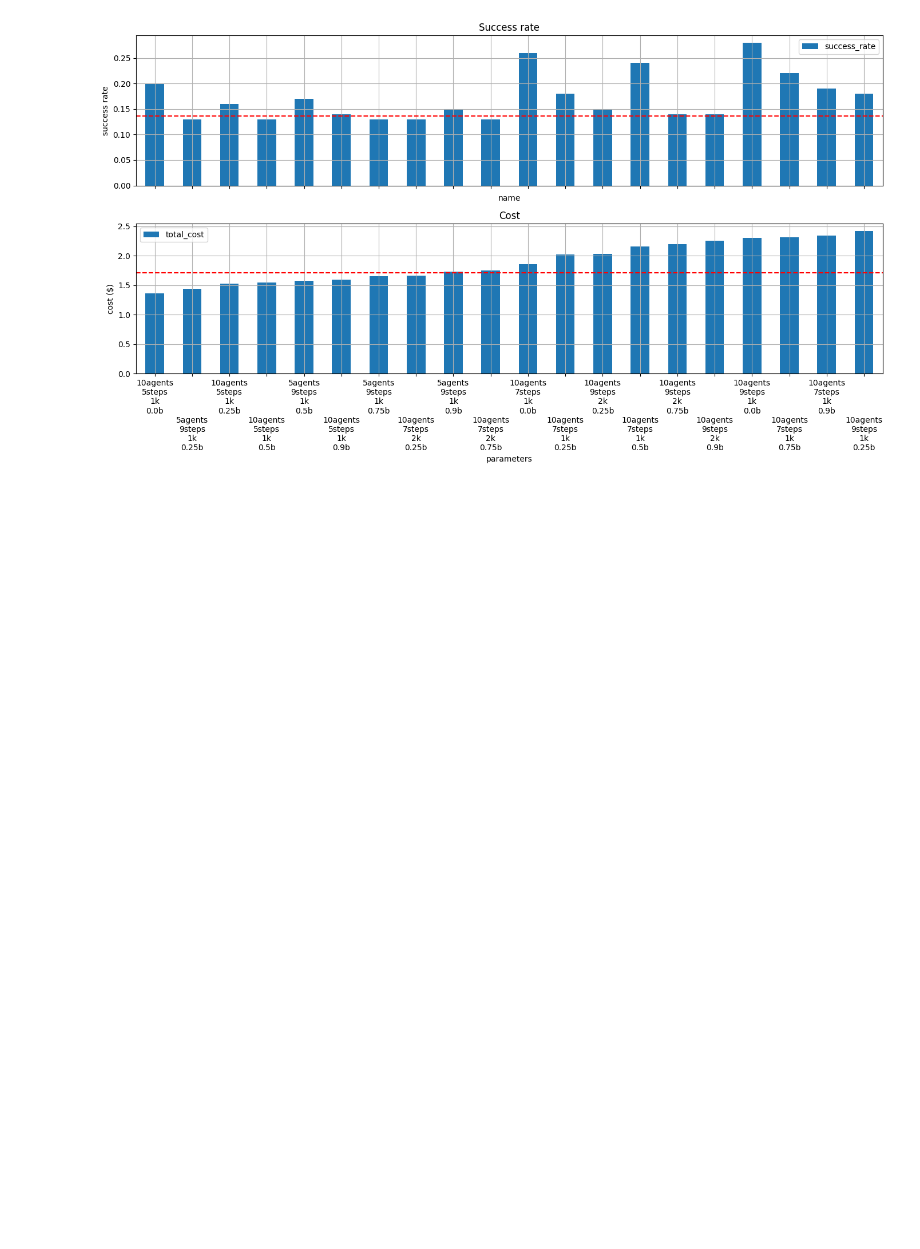
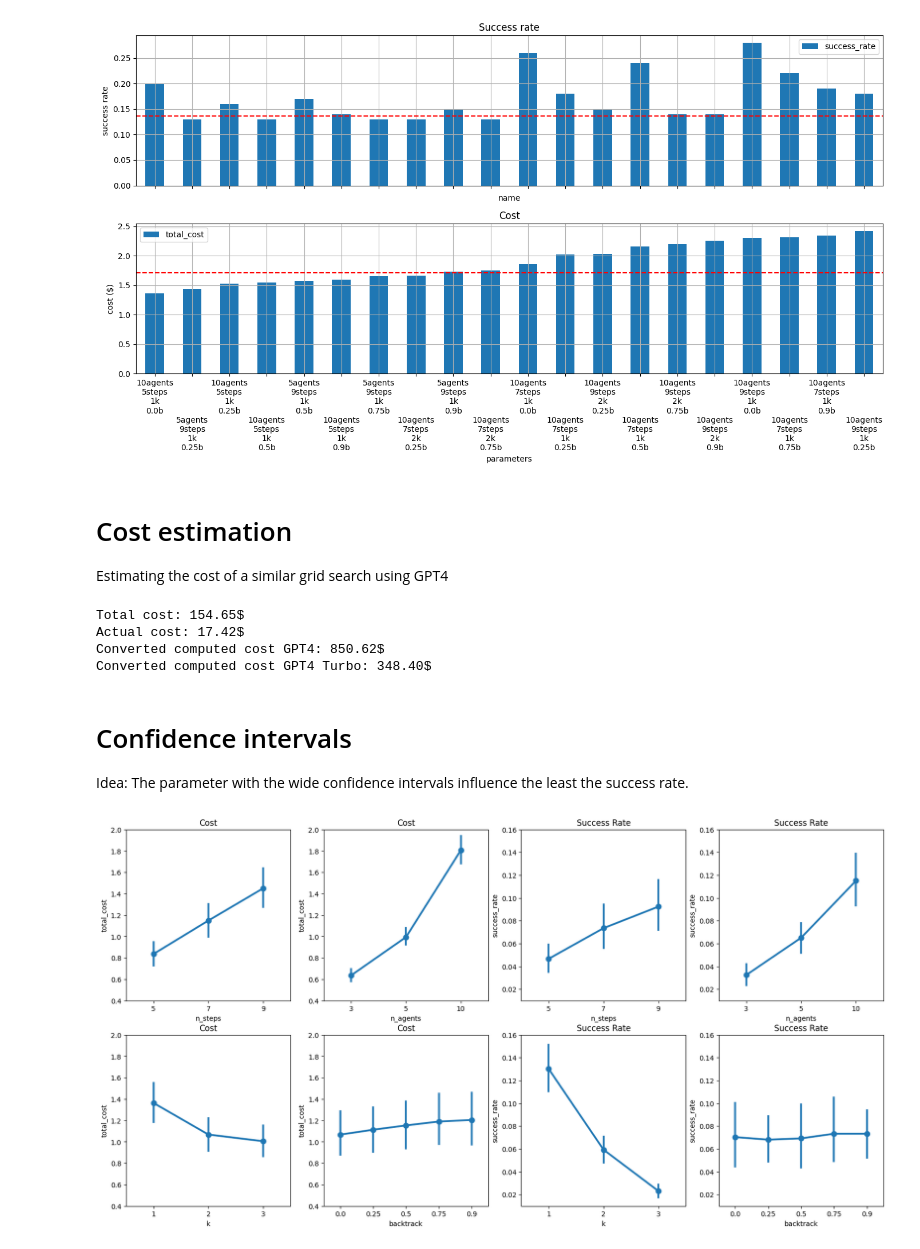
Before and after one commit to au-clan/FoA, a Jupyter notebook: n_overleaf.ipynb, the cells around one changed output. Cells and saved outputs as stored; diff of their text form; code cells hidden in the pictures; blank space fills up the shorter version.

```diff
--- a/n_overleaf.ipynb
+++ b/n_overleaf.ipynb
@@ -83,6 +83,8 @@ results = [get_params(file) for file in files]
 results = sorted(results, key=lambda x: x["success_rate"], reverse=True)
 
 df = pd.DataFrame(results)
+df["input_tokens"] = df["cost"].apply(lambda x: x["input_tokens"])
+df["output_tokens"] = df["cost"].apply(lambda x: x["output_tokens"])
 df["total_cost"] = df["cost"].apply(lambda x: x["total_cost"])
 df["name"] = df.apply(lambda x: f"{x['n_agents']}agents\n{x['n_steps']}steps\n{x['k']}k\n{x['backtrack']}b", axis=1)
 # %%
@@ -163,3 +165,62 @@ plt.tight_layout()
 plt.show()
 # %% [output]
 [figure]
+# %% [markdown]
+# Cost estimation
+
+Estimating the cost of a similar grid search using GPT4
+# %%
+
+
+total_cost = df["total_cost"].sum()
+print(f"Total cost: {total_cost:.2f}$")
+
+actual_cost = 17.42
+print(f"Actual cost: {actual_cost:.2f}$")
+
+total_input_tokens = df["input_tokens"].sum()
+total_output_tokens = df["output_tokens"].sum()
+
+cache_cost_conversion = actual_cost/total_cost
+
+converted_total_input_tokens = total_input_tokens*cache_cost_conversion
+converted_total_output_tokens = total_output_tokens*cache_cost_conversion
+converted_computed_cost_gpt4 = converted_total_input_tokens/1000000*30 + converted_total_output_tokens/1000000*60
+converted_computed_cost_gpt4turbo = converted_total_input_tokens/1000000*10 + converted_total_output_tokens/1000000*30
+
+print(f"Converted computed cost GPT4: {converted_computed_cost_gpt4:.2f}$")
+print(f"Converted computed cost GPT4 Turbo: {converted_computed_cost_gpt4turbo:.2f}$")
+# %% [output]
+Total cost: 154.65$
+Actual cost: 17.42$
+Converted computed cost GPT4: 850.62$
+Converted computed cost GPT4 Turbo: 348.40$
+# %% [markdown]
+# Confidence intervals
+
+Idea: The parameter with the wide confidence intervals influence the least the success rate.
+# %%
+import seaborn as sns
+
+fig, axes = plt.subplots(2, 4, figsize=(20, 10))
+sns.pointplot(x="n_steps", y="total_cost", ax=axes[0,0], data=df)
+sns.pointplot(x="n_agents", y="total_cost", ax=axes[0,1], data=df)
+sns.pointplot(x="k", y="total_cost", ax=axes[1,0], data=df)
+sns.pointplot(x="backtrack", y="total_cost", ax=axes[1,1], data=df)
+
+sns.pointplot(x="n_steps", y="success_rate", ax=axes[0,2], data=df)
+sns.pointplot(x="n_agents", y="success_rate", ax=axes[0,3], data=df)
+sns.pointplot(x="k", y="success_rate", ax=axes[1,2], data=df)
+sns.pointplot(x="backtrack", y="success_rate", ax=axes[1,3], data=df)
+
+for i in range(2):
+    for j in range(2):
+        axes[i,j].set_ylim(0.4, 2)
+        axes[i,j].set_title("Cost")
+
+for i in range(2):
+    for j in range(2,4):
+        axes[i,j].set_ylim(0.01, 0.16)
+        axes[i,j].set_title("Success Rate")
+# %% [output]
+[figure, added]
```
Also changed, not shown: parts of 2 cells of this notebook, 5 other files.
